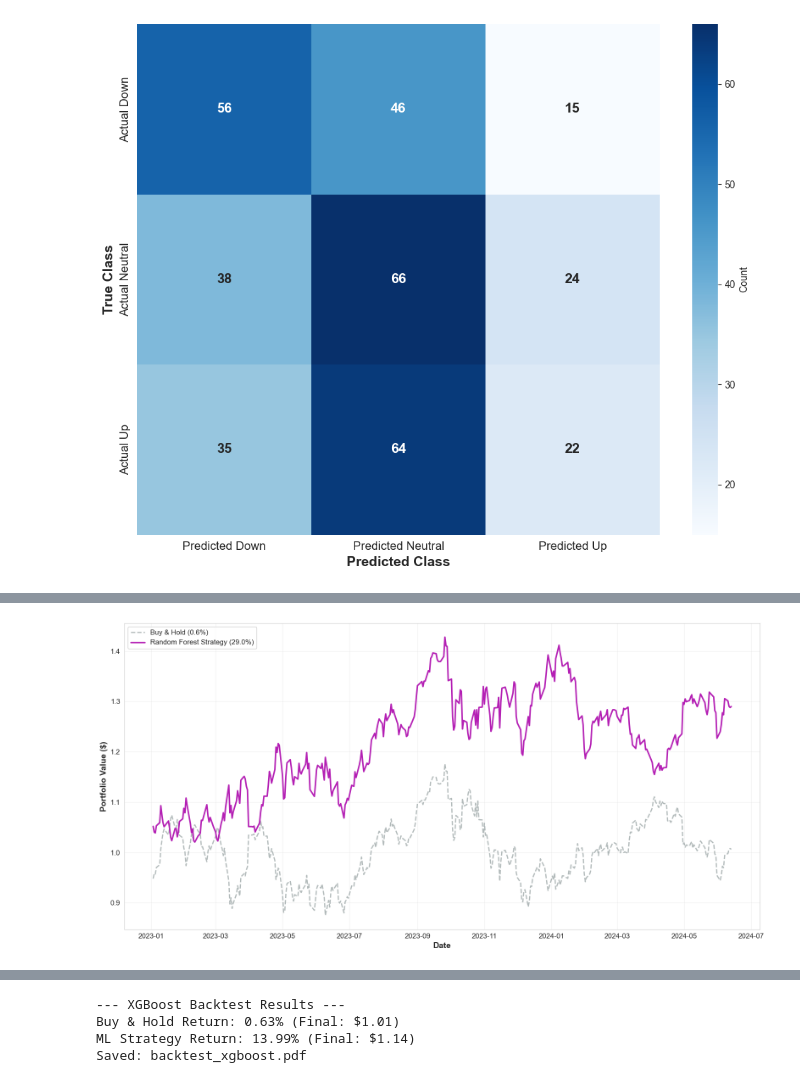
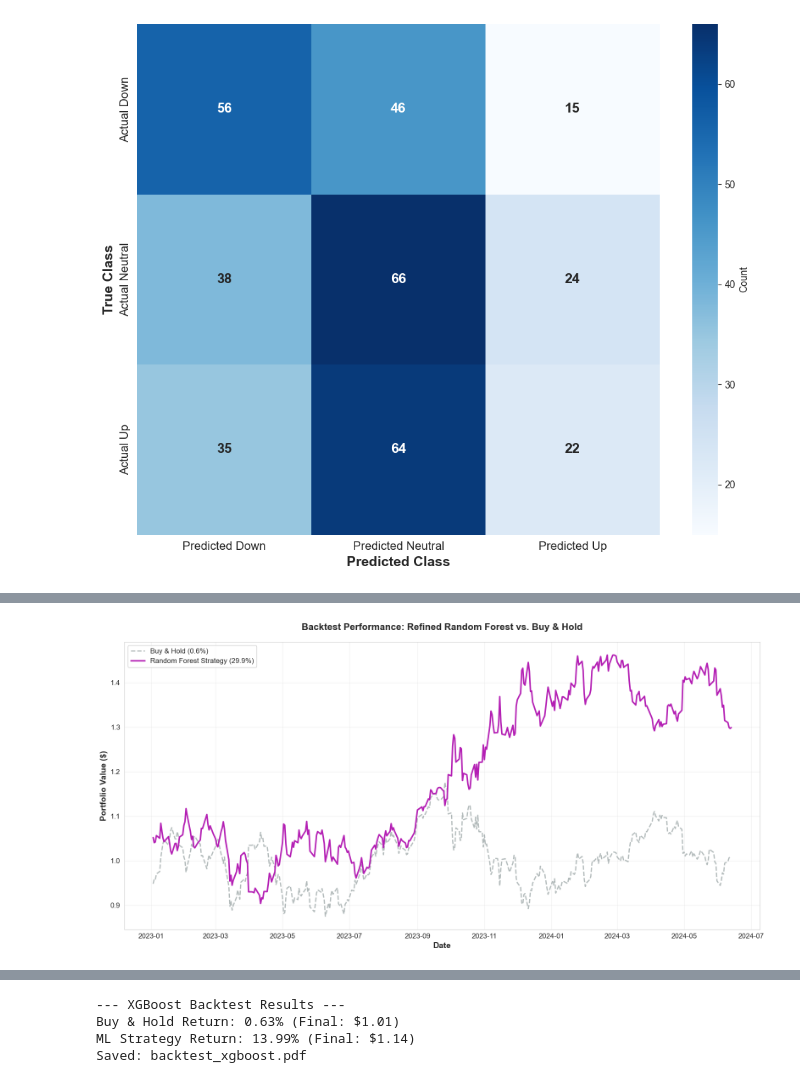
Before and after one commit to adbayre/Commodities-Price-Prediction, a Jupyter notebook: commodities_project.ipynb, the cells around one changed output, grey strips where cells are left out. Saved outputs shown, nothing was run; the diff lists cells and outputs as text; code cells hidden in the pictures.

```diff
--- a/commodities_project.ipynb
+++ b/commodities_project.ipynb
@@ -1514,60 +1525,87 @@ weighted avg       0.39      0.39      0.38       366
 Saved: confusion_matrix_rf.pdf
 [figure]
 # %%
+from sklearn.ensemble import RandomForestClassifier
 import matplotlib.pyplot as plt
 import pandas as pd
 import numpy as np
+import seaborn as sns
 
-# 1. GET PREDICTIONS (From Refined Random Forest)
+# 1. RE-TRAIN THE MODEL (To ensure 'rf_refined' exists)
 # ---------------------------------------------------------
-# We use the 'small' test set because rf_refined was trained on Top 20 features
+# We use the 'small' training set (Top 20 features) derived earlier
+# If X_train_small is missing, we quickly rebuild it from the top features list
+if 'top_20_features' in locals():
+    # If variables exist in memory, use them
+    features_to_use = top_20_features
+else:
+    # Fallback: Re-identify top features if variable is lost
+    print("Top features list missing. Using full feature set for safety...")
+    features_to_use = X_train.columns.tolist()
+
+# Subset data
+X_train_small = X_train[features_to_use]
+X_test_small = X_test[features_to_use]
+
+print(f"Training Random Forest on {len(features_to_use)} features...")
+
+rf_refined = RandomForestClassifier(
+    n_estimators=500,
+    max_depth=7,
+    min_samples_leaf=5,
+    random_state=42,
+    n_jobs=-1,
+    class_weight='balanced'
+)
+
+rf_refined.fit(X_train_small, y_train)
+print("✅ Model trained successfully.")
+
+# 2. GENERATE PREDICTIONS
+# ---------------------------------------------------------
 y_pred_backtest = rf_refined.predict(X_test_small)
 
-# 2. SETUP BACKTEST DATAFRAME
+# 3. SETUP BACKTEST DATAFRAME
 # ---------------------------------------------------------
-# Create a copy of the test period data
+# Use the test set mask to filter the original dataframe
 df_bt_rf = df_rf.loc[mask_test].copy()
 
-# Sort by date to be safe
+# Sort by date
 if 'date' in df_bt_rf.columns:
     df_bt_rf = df_bt_rf.sort_values('date')
 else:
     df_bt_rf = df_bt_rf.sort_index()
 
-# Add Model Predictions
+# Add Predictions
 df_bt_rf['Pred_Class'] = y_pred_backtest
 
-# Reconstruct Daily Returns for P&L (Next Day's Return)
+# Reconstruct Next-Day Returns for P&L
 price_col = 'close_Brent_Crude_Oil'
 df_bt_rf['Actual_Daily_Return'] = df_bt_rf[price_col].pct_change().shift(-1)
 
-# 3. APPLY STRATEGY LOGIC
+# 4. APPLY STRATEGY LOGIC
 # ---------------------------------------------------------
 # Map: 2 (UP) -> Long, 0 (DOWN) -> Short, 1 (NEUTRAL) -> Hold
 df_bt_rf['Position'] = df_bt_rf['Pred_Class'].map({2: 1, 0: -1, 1: np.nan})
 
-# Hold Logic: Forward fill previous position
-# (If start is Neutral, fill with 0/Cash)
+# Hold Logic (Forward Fill)
 df_bt_rf['Position'] = df_bt_rf['Position'].ffill().fillna(0)
 
 # Calculate Returns
 df_bt_rf['Strategy_Return'] = df_bt_rf['Position'] * df_bt_rf['Actual_Daily_Return']
 
-# 4. EQUITY CURVE
+# 5. EQUITY CURVE
 # ---------------------------------------------------------
 df_bt_rf['Equity_BuyHold'] = (1 + df_bt_rf['Actual_Daily_Return']).cumprod()
 df_bt_rf['Equity_RF_Strategy'] = (1 + df_bt_rf['Strategy_Return']).cumprod()
 
-# Drop last row (NaN due to shift)
+# Clean up
 df_bt_rf = df_bt_rf.dropna(subset=['Equity_RF_Strategy'])
 
-# 5. VISUALIZATION
+# 6. VISUALIZATION (Report Style)
 # ---------------------------------------------------------
-# Metrics
-# Apply Report Style
 sns.set_style("whitegrid")
 
-# Metrics Calculation (To ensure variables exist for the labels)
 final_bh = df_bt_rf['Equity_BuyHold'].iloc[-1]
 final_rf = df_bt_rf['Equity_RF_Strategy'].iloc[-1]
 ret_bh = (final_bh - 1) * 100
@@ -1577,40 +1615,33 @@ print(f"--- Random Forest Backtest Results ---")
 print(f"Buy & Hold Final:   ${final_bh:.2f} ({ret_bh:.1f}%)")
 print(f"RF Strategy Final:  ${final_rf:.2f} ({ret_rf:.1f}%)")
 
-# Determine Date Column for Plotting
 plot_date = df_bt_rf['date'] if 'date' in df_bt_rf.columns else df_bt_rf.index
 
-# Create Figure
-plt.figure(figsize=(16, 8)) # Wide format is best for financial time series
+plt.figure(figsize=(16, 8))
 
-# Plot Benchmark (Buy & Hold)
+# Benchmark
 plt.plot(plot_date, df_bt_rf['Equity_BuyHold'],
          label=f'Buy & Hold ({ret_bh:.1f}%)',
-         color='#7f8c8d', # Professional gray
-         alpha=0.6,
-         linestyle='--',
-         linewidth=2)
+         color='#7f8c8d', alpha=0.6, linestyle='--', linewidth=2)
 
-# Plot Strategy (Random Forest)
+# Strategy (Purple/Blue for RF)
 plt.plot(plot_date, df_bt_rf['Equity_RF_Strategy'],
          label=f'Random Forest Strategy ({ret_rf:.1f}%)',
-         color="#b41fb4", # Standard high-contrast blue
-         linewidth=2.5) # Slightly thicker to stand out
+         color="#b41fb4", linewidth=2.5)
 
-# Styling
+plt.title('Backtest Performance: Refined Random Forest vs. Buy & Hold', fontsize=16, fontweight='bold', pad=20)
 plt.ylabel('Portfolio Value ($)', fontsize=14, fontweight='bold')
 plt.xlabel('Date', fontsize=14, fontweight='bold')
 plt.legend(fontsize=12, frameon=True, facecolor='white', framealpha=0.9, loc='upper left')
 plt.grid(True, alpha=0.3)
 plt.tick_params(axis='both', which='major', labelsize=12)
 
-# Save High-Res PDF
 plt.tight_layout()
 plt.savefig('backtest_rf.pdf', dpi=300, format='pdf', bbox_inches='tight')
 print("Saved: backtest_rf.pdf")
 plt.show()
 
-# Trade Stats
-print("\nTrade Analysis (Days):")
+# Stats
+print("\nPosition Distribution (Days):")
 print(df_bt_rf['Position'].value_counts())
 # %% [output]
@@ -1620,2 +1653,2 @@ RF Strategy Final:  $1.29 (29.0%)
 Saved: backtest_rf.pdf
-[figure, old version]
+[figure, new version]
```
Also changed, not shown: parts of 6 cells of this notebook, 9 other files.
